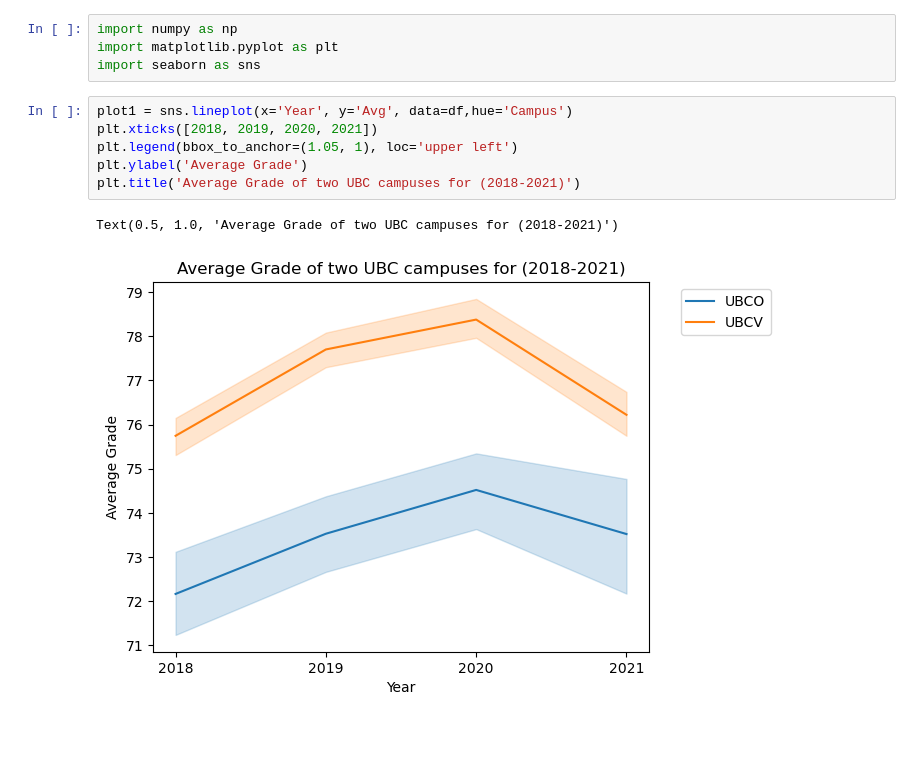
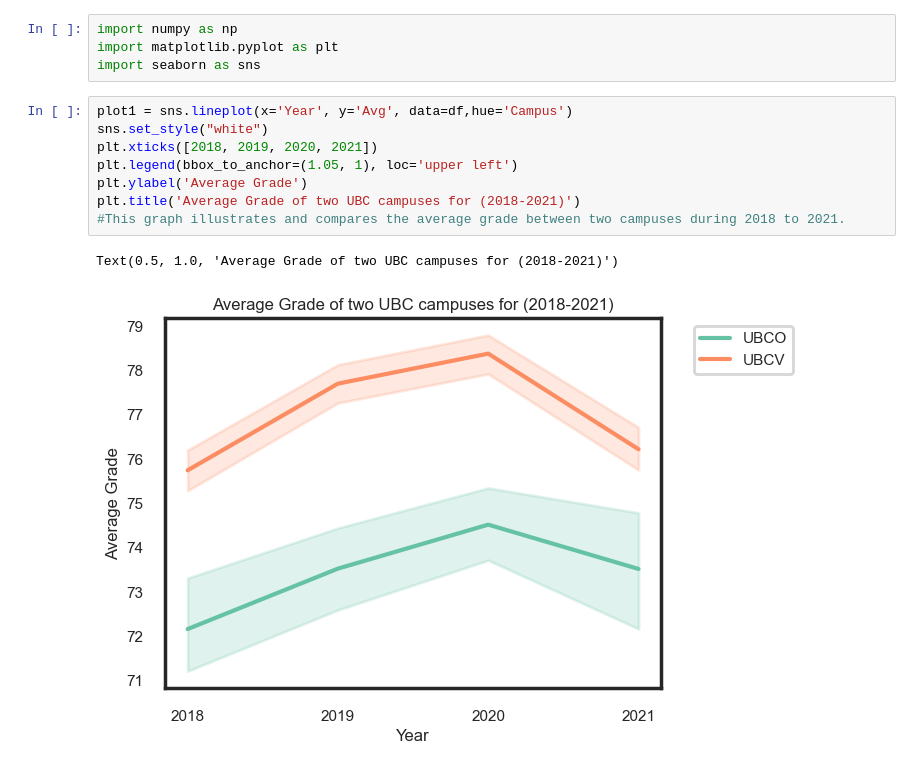
Before and after one commit to ubco-W2022T2-data301/project-group-group03, a Jupyter notebook: analysis/analysis3.ipynb, the cells around one changed output. Cells and saved outputs as stored; diff of their text form; blank space fills up the shorter version.

```diff
--- a/analysis/analysis3.ipynb
+++ b/analysis/analysis3.ipynb
@@ -28,13 +28,15 @@ import matplotlib.pyplot as plt
 import seaborn as sns
 # %%
 plot1 = sns.lineplot(x='Year', y='Avg', data=df,hue='Campus')
+sns.set_style("white")
 plt.xticks([2018, 2019, 2020, 2021])
 plt.legend(bbox_to_anchor=(1.05, 1), loc='upper left')
 plt.ylabel('Average Grade')
 plt.title('Average Grade of two UBC campuses for (2018-2021)')
+#This graph illustrates and compares the average grade between two campuses during 2018 to 2021.
 # %% [output]
 Text(0.5, 1.0, 'Average Grade of two UBC campuses for (2018-2021)')
-[figure, old version]
+[figure, new version]
 # %%
 ymin = np.floor(df["Avg"].min())
 ymax = np.ceil(df["Avg"].max())
```
Also changed, not shown: parts of 2 cells of this notebook, 1 other file.
